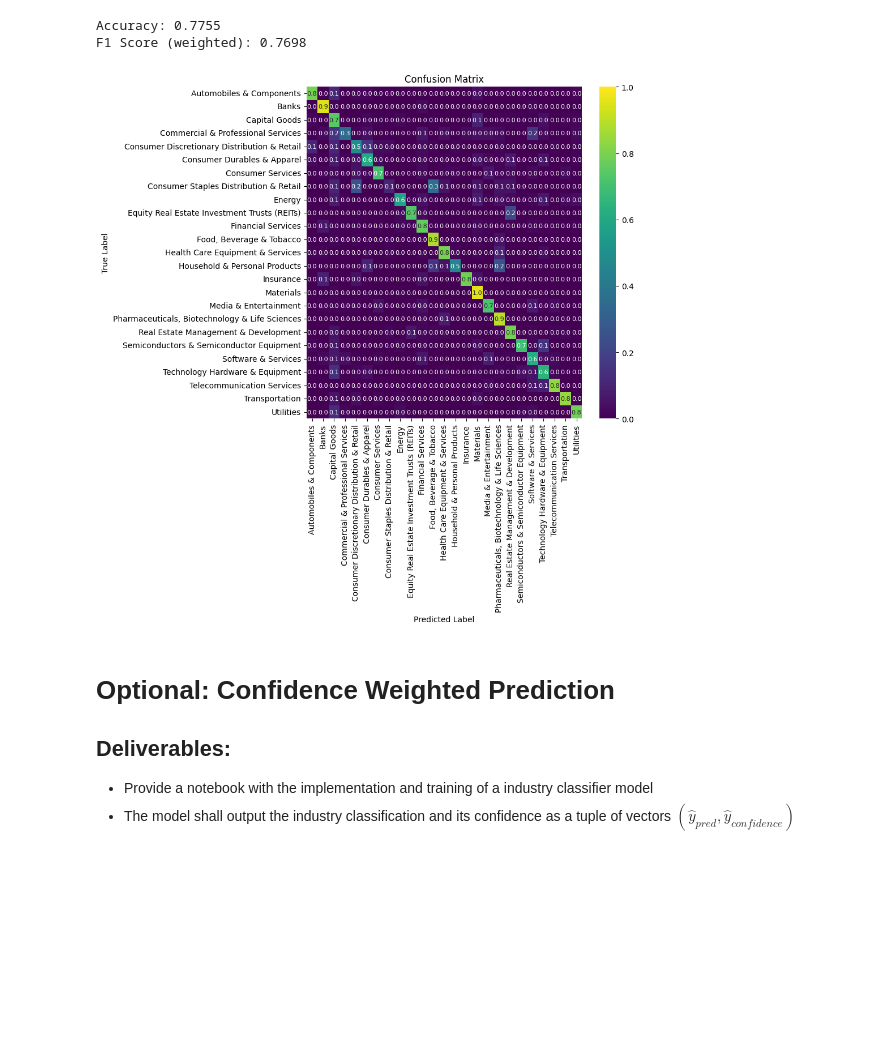
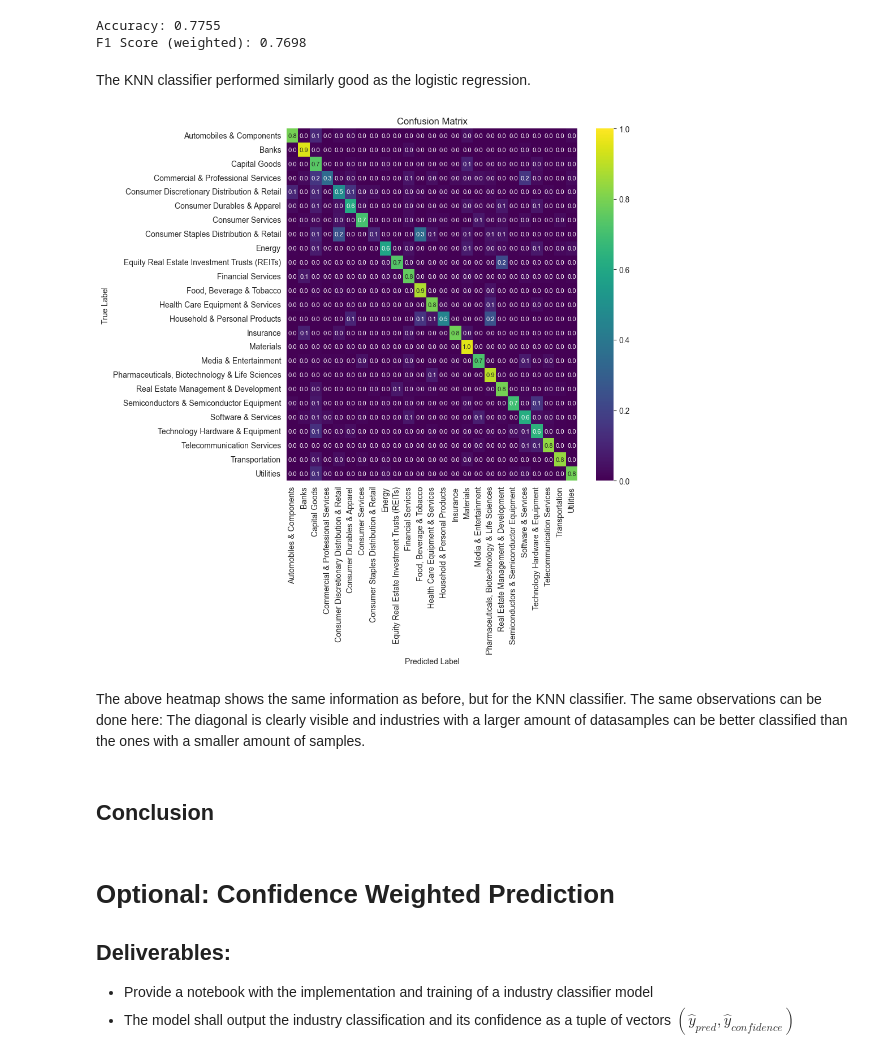
Before and after one commit to dastuzh/FDS25-T043, a Jupyter notebook: code_skeleton_industry_classification.ipynb, the cells around one changed output. Saved outputs shown, nothing was run; the diff lists cells and outputs as text; code cells hidden in the pictures; blank space fills up the shorter version.

```diff
--- a/code_skeleton_industry_classification.ipynb
+++ b/code_skeleton_industry_classification.ipynb
@@ -165,6 +183,7 @@ for ax, df, title in zip(axes, [df_train, df_val], ["Training set", "Validation
     )
     ax.set_title(title)
     ax.tick_params(axis='x', rotation=90)
+    ax.bar_label(ax.containers[0], fontsize=9, padding=3)
 
 plt.tight_layout()
 plt.show()
@@ -334,26 +352,39 @@ print(f"F1 Score (weighted): {f1_score(y_val, y_pred_knn, average="weighted"):.4
 # %% [output]
 Accuracy: 0.7755
 F1 Score (weighted): 0.7698
+# %% [markdown]
+The KNN classifier performed similarly good as the logistic regression.
 # %%
 cm = confusion_matrix(y_val, y_pred_knn, normalize="true")
 
+# Annot-Array (only values on the diagonal will be .2f)
+annot = np.empty_like(cm, dtype=object)
+for i in range(cm.shape[0]):
+    for j in range(cm.shape[1]):
+        if i == j:
+            annot[i, j] = f"{cm[i, j]:.2f}"  # diagonal: 2 decimals
+        else:
+            annot[i, j] = f"{cm[i, j]:.1f}"  # rest: 1 decimal
+
 plt.figure(figsize=(10, 10))
 sns.heatmap(cm,
-            annot=True,
+            annot=annot,
             cmap="viridis",
             xticklabels=le.classes_,
             yticklabels=le.classes_,
             vmin=0, vmax=1,
-            fmt=".1f",
+            fmt="",
             annot_kws={"fontsize": 8}
             )
 
 plt.title("Confusion Matrix")
 plt.xlabel("Predicted Label")
 plt.ylabel("True Label")
 plt.xticks(rotation=90)
 plt.yticks(rotation=0)
 plt.tight_layout()
 plt.show()
 # %% [output]
-[figure, old version]
+[figure, new version]
+# %% [markdown]
+The above heatmap shows the same information as before, but for the KNN classifier. The same observations can be done here: The diagonal is clearly visible and industries with a larger amount of datasamples can be better classified than the ones with a smaller amount of samples.
@@ -359,0 +393,2 @@ plt.show()
+# %% [markdown]
+## Conclusion
```
Also changed, not shown: parts of 40 cells of this notebook.
